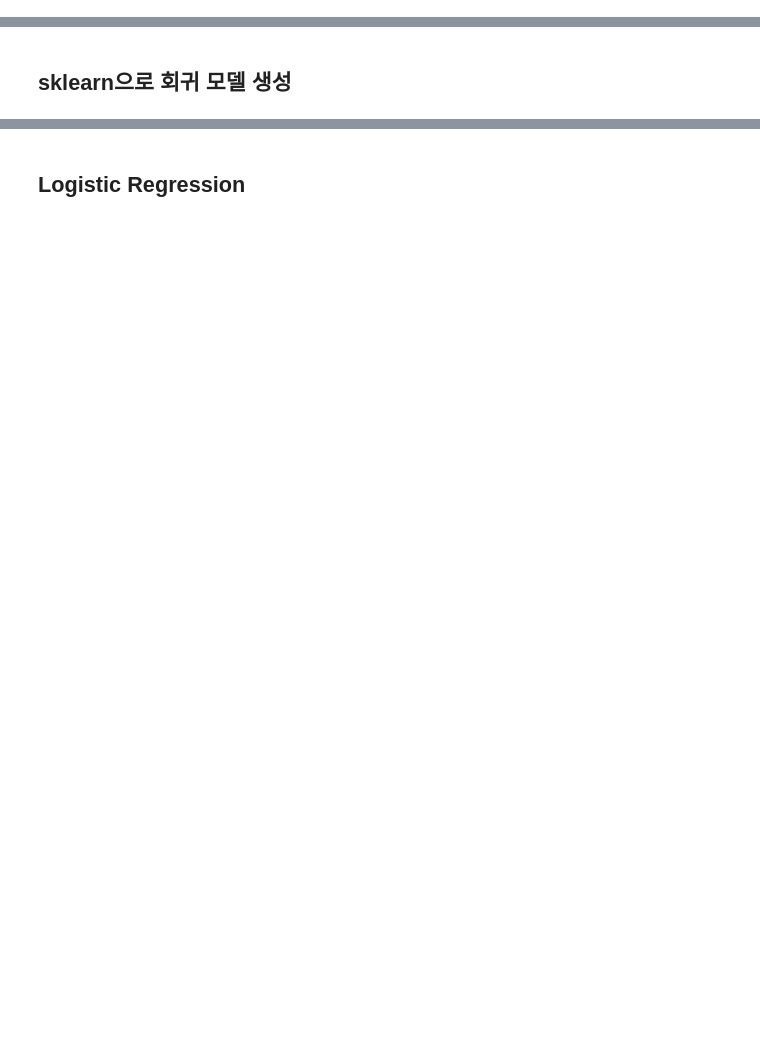
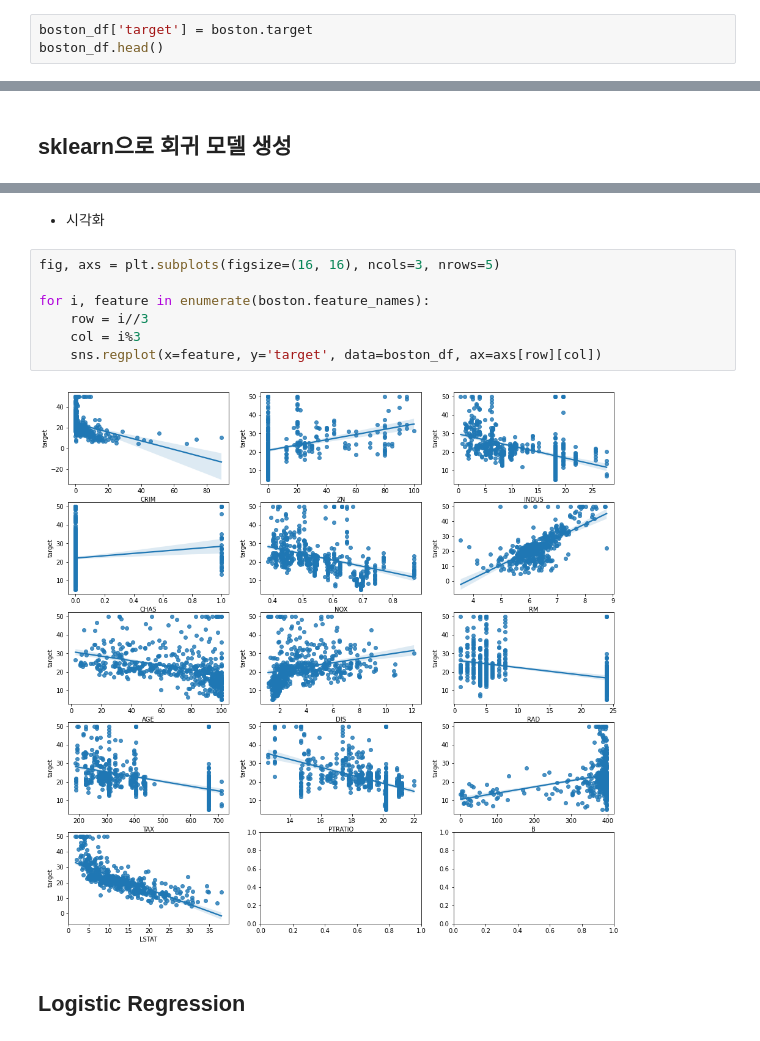
Before and after one commit to Cceugene/Class, a Jupyter notebook: Regression.ipynb, the cells around one changed output, grey strips where cells are left out. Saved outputs shown, nothing was run; the diff lists cells and outputs as text; blank space fills up the shorter version.

```diff
--- a/Regression.ipynb
+++ b/Regression.ipynb
@@ -81,0 +91,3 @@ Boston house prices dataset
+# %%
+boston_df['target'] = boston.target
+boston_df.head()
@@ -84,2 +175,13 @@ Boston house prices dataset
+# %% [markdown]
+- 시각화
+# %%
+fig, axs = plt.subplots(figsize=(16, 16), ncols=3, nrows=5)
+
+for i, feature in enumerate(boston.feature_names):
+    row = i//3
+    col = i%3
+    sns.regplot(x=feature, y='target', data=boston_df, ax=axs[row][col])
+# %% [output]
+[figure, added]
 # %% [markdown]
 ## Logistic Regression
```
Also changed, not shown: parts of 23 cells of this notebook.
